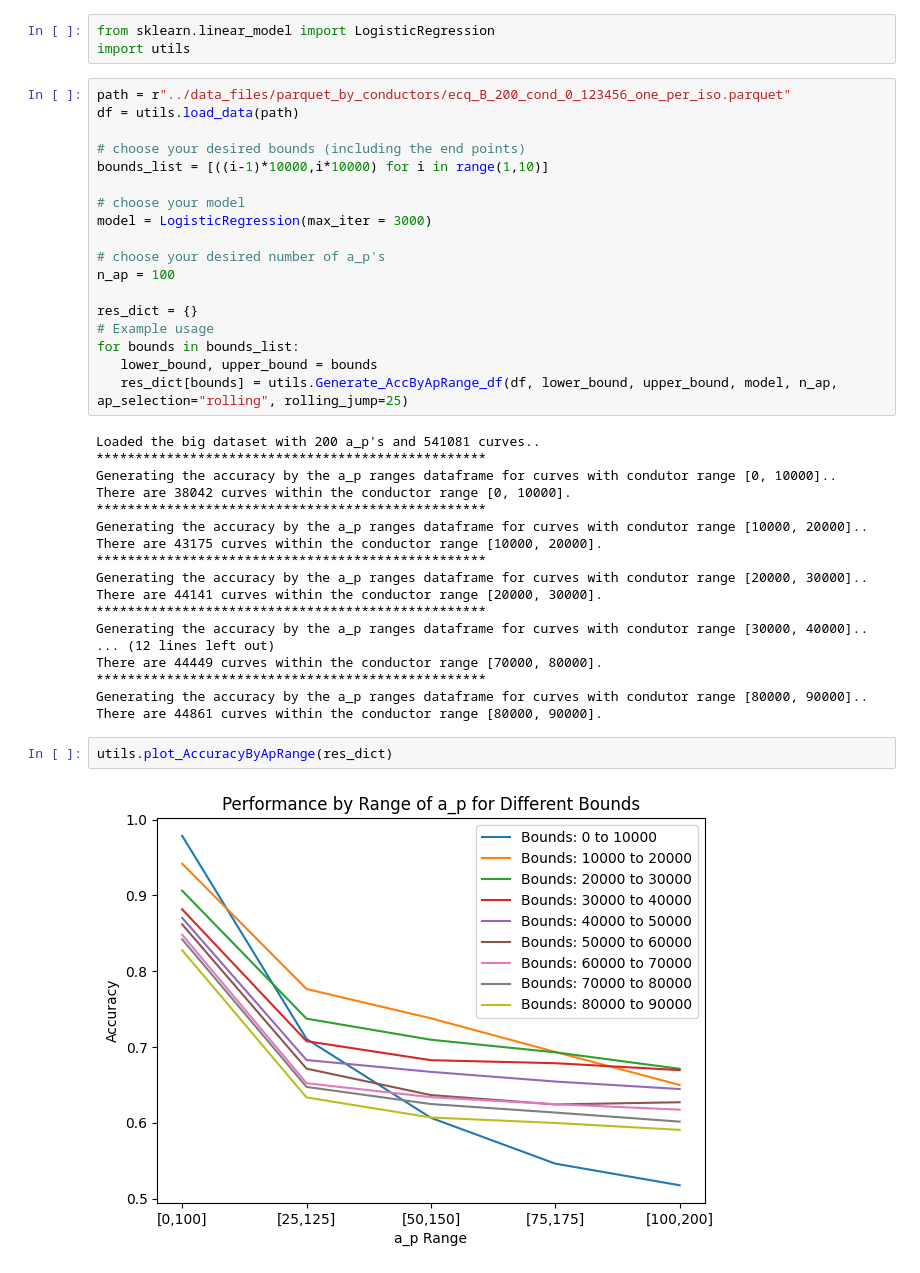
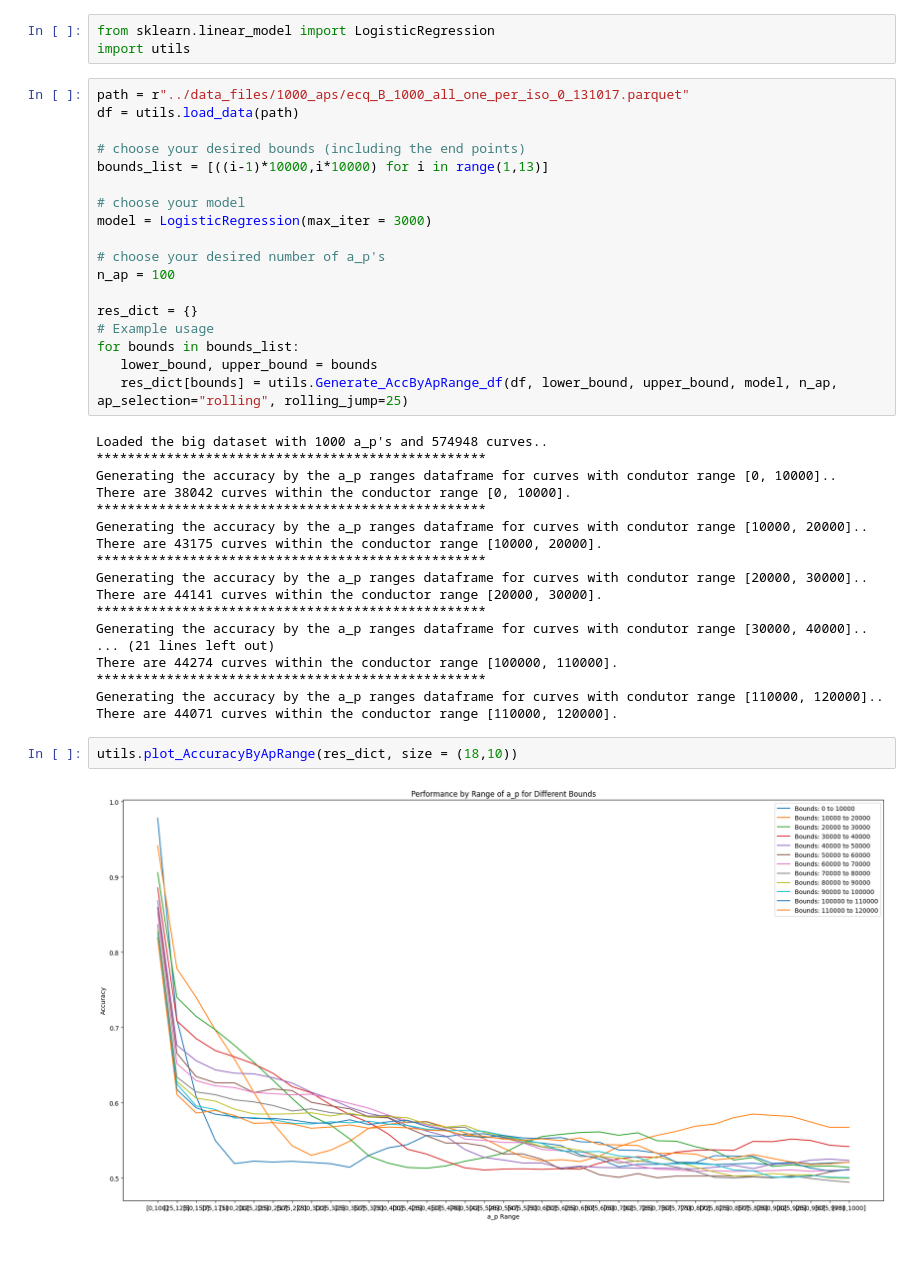
Before and after one commit to BarinderBanwait/ml_rnt, a Jupyter notebook: notebooks/AccuracyByApRange_Demo.ipynb, the cells around one changed output. Cells and saved outputs as stored; diff of their text form.

Commit message:
change the dataset to 1000 aps

```diff
--- a/notebooks/AccuracyByApRange_Demo.ipynb
+++ b/notebooks/AccuracyByApRange_Demo.ipynb
@@ -2,11 +2,11 @@
 from sklearn.linear_model import LogisticRegression
 import utils
 # %%
-path = r"../data_files/parquet_by_conductors/ecq_B_200_cond_0_123456_one_per_iso.parquet"
+path = r"../data_files/1000_aps/ecq_B_1000_all_one_per_iso_0_131017.parquet"
 df = utils.load_data(path)
 
 # choose your desired bounds (including the end points)
-bounds_list = [((i-1)*10000,i*10000) for i in range(1,10)]
+bounds_list = [((i-1)*10000,i*10000) for i in range(1,13)]
 
 # choose your model
 model = LogisticRegression(max_iter = 3000)
@@ -20,7 +20,7 @@ for bounds in bounds_list:
    lower_bound, upper_bound = bounds
    res_dict[bounds] = utils.Generate_AccByApRange_df(df, lower_bound, upper_bound, model, n_ap, ap_selection="rolling", rolling_jump=25)
 # %% [output]
-Loaded the big dataset with 200 a_p's and 541081 curves..
+Loaded the big dataset with 1000 a_p's and 574948 curves..
 **************************************************
 Generating the accuracy by the a_p ranges dataframe for curves with condutor range [0, 10000]..
 There are 38042 curves within the conductor range [0, 10000].
@@ -32,12 +32,12 @@ Generating the accuracy by the a_p ranges dataframe for curves with condutor ran
 There are 44141 curves within the conductor range [20000, 30000].
 **************************************************
 Generating the accuracy by the a_p ranges dataframe for curves with condutor range [30000, 40000]..
-... (12 lines left out)
-There are 44449 curves within the conductor range [70000, 80000].
+... (21 lines left out)
+There are 44274 curves within the conductor range [100000, 110000].
 **************************************************
-Generating the accuracy by the a_p ranges dataframe for curves with condutor range [80000, 90000]..
-There are 44861 curves within the conductor range [80000, 90000].
+Generating the accuracy by the a_p ranges dataframe for curves with condutor range [110000, 120000]..
+There are 44071 curves within the conductor range [110000, 120000].
 # %%
-utils.plot_AccuracyByApRange(res_dict)
+utils.plot_AccuracyByApRange(res_dict, size = (18,10))
 # %% [output]
-[figure, old version]
+[figure, new version]
```
Also changed, not shown: parts of 2 cells of this notebook.
